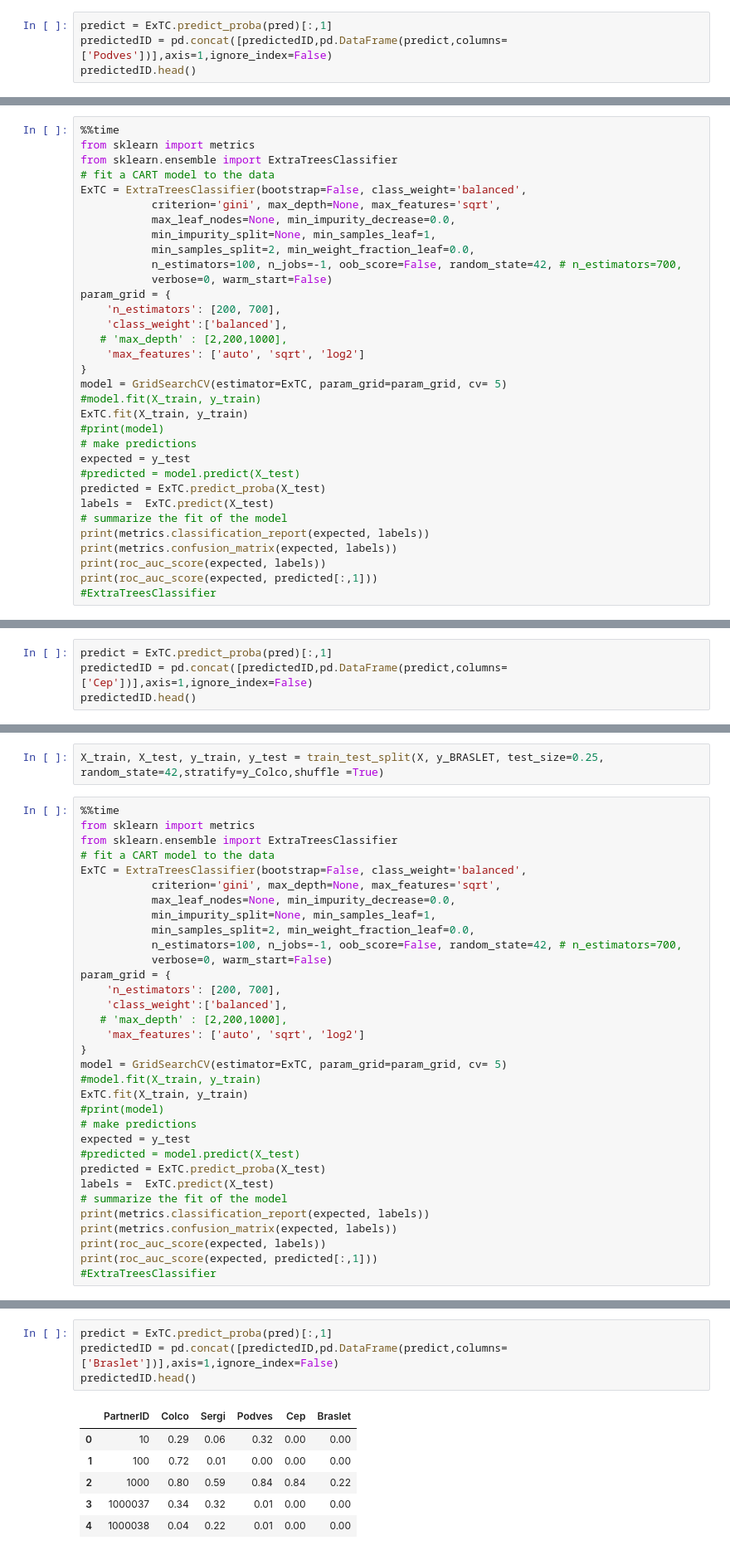
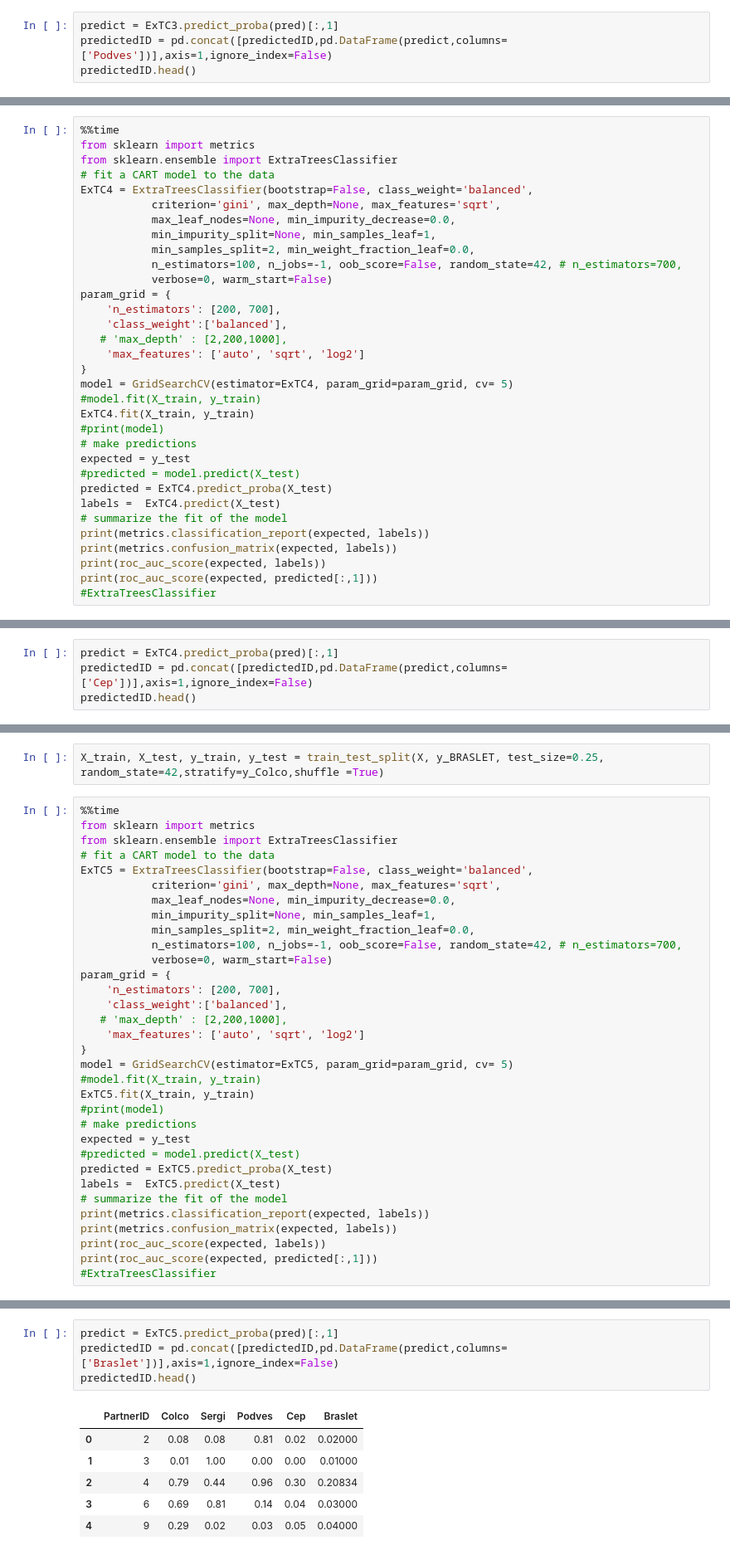
Before and after one commit to parusss/Gold, a Jupyter notebook: Retail/PredictWearType_finish.ipynb, the cells around one changed output, grey strips where cells are left out. Shown: that part at 83% size. Drawn from its saved outputs; the diff is of its cells as text.

```diff
--- a/Retail/PredictWearType_finish.ipynb
+++ b/Retail/PredictWearType_finish.ipynb
@@ -624,5 +640,5 @@ Wall time: 4min 24s
 # %%
-predict = ExTC.predict_proba(pred)[:,1]
+predict = ExTC3.predict_proba(pred)[:,1]
 predictedID = pd.concat([predictedID,pd.DataFrame(predict,columns=['Podves'])],axis=1,ignore_index=False)
 predictedID.head()
 # %% [output]
@@ -641,7 +657,7 @@ X_train, X_test, y_train, y_test = train_test_split(X, y_CEP, test_size=0.25, ra
 from sklearn import metrics
 from sklearn.ensemble import ExtraTreesClassifier
 # fit a CART model to the data
-ExTC = ExtraTreesClassifier(bootstrap=False, class_weight='balanced',
+ExTC4 = ExtraTreesClassifier(bootstrap=False, class_weight='balanced',
            criterion='gini', max_depth=None, max_features='sqrt',
            max_leaf_nodes=None, min_impurity_decrease=0.0,
            min_impurity_split=None, min_samples_leaf=1,
@@ -654,15 +670,15 @@ param_grid = {
    # 'max_depth' : [2,200,1000],
     'max_features': ['auto', 'sqrt', 'log2']
 }
-model = GridSearchCV(estimator=ExTC, param_grid=param_grid, cv= 5)
+model = GridSearchCV(estimator=ExTC4, param_grid=param_grid, cv= 5)
 #model.fit(X_train, y_train)
-ExTC.fit(X_train, y_train)
+ExTC4.fit(X_train, y_train)
 #print(model)
 # make predictions
 expected = y_test
 #predicted = model.predict(X_test)
-predicted = ExTC.predict_proba(X_test)
-labels =  ExTC.predict(X_test)
+predicted = ExTC4.predict_proba(X_test)
+labels =  ExTC4.predict(X_test)
 # summarize the fit of the model
 print(metrics.classification_report(expected, labels))
 print(metrics.confusion_matrix(expected, labels))
@@ -685,5 +701,5 @@ Wall time: 4min 26s
 # %%
-predict = ExTC.predict_proba(pred)[:,1]
+predict = ExTC4.predict_proba(pred)[:,1]
 predictedID = pd.concat([predictedID,pd.DataFrame(predict,columns=['Cep'])],axis=1,ignore_index=False)
 predictedID.head()
 # %% [output]
@@ -702,7 +718,7 @@ X_train, X_test, y_train, y_test = train_test_split(X, y_BRASLET, test_size=0.25
 from sklearn import metrics
 from sklearn.ensemble import ExtraTreesClassifier
 # fit a CART model to the data
-ExTC = ExtraTreesClassifier(bootstrap=False, class_weight='balanced',
+ExTC5 = ExtraTreesClassifier(bootstrap=False, class_weight='balanced',
            criterion='gini', max_depth=None, max_features='sqrt',
            max_leaf_nodes=None, min_impurity_decrease=0.0,
            min_impurity_split=None, min_samples_leaf=1,
@@ -715,15 +731,15 @@ param_grid = {
    # 'max_depth' : [2,200,1000],
     'max_features': ['auto', 'sqrt', 'log2']
 }
-model = GridSearchCV(estimator=ExTC, param_grid=param_grid, cv= 5)
+model = GridSearchCV(estimator=ExTC5, param_grid=param_grid, cv= 5)
 #model.fit(X_train, y_train)
-ExTC.fit(X_train, y_train)
+ExTC5.fit(X_train, y_train)
 #print(model)
 # make predictions
 expected = y_test
 #predicted = model.predict(X_test)
-predicted = ExTC.predict_proba(X_test)
-labels =  ExTC.predict(X_test)
+predicted = ExTC5.predict_proba(X_test)
+labels =  ExTC5.predict(X_test)
 # summarize the fit of the model
 print(metrics.classification_report(expected, labels))
 print(metrics.confusion_matrix(expected, labels))
@@ -746,12 +762,12 @@ Wall time: 3min 40s
 # %%
-predict = ExTC.predict_proba(pred)[:,1]
+predict = ExTC5.predict_proba(pred)[:,1]
 predictedID = pd.concat([predictedID,pd.DataFrame(predict,columns=['Braslet'])],axis=1,ignore_index=False)
 predictedID.head()
 # %% [output]
 |  | PartnerID | Colco | Sergi | Podves | Cep | Braslet |
-| 0 | 10 | 0.29 | 0.06 | 0.32 | 0.00 | 0.00 |
-| 1 | 100 | 0.72 | 0.01 | 0.00 | 0.00 | 0.00 |
-| 2 | 1000 | 0.80 | 0.59 | 0.84 | 0.84 | 0.22 |
-| 3 | 1000037 | 0.34 | 0.32 | 0.01 | 0.00 | 0.00 |
-| 4 | 1000038 | 0.04 | 0.22 | 0.01 | 0.00 | 0.00 |
+| 0 | 2 | 0.08 | 0.08 | 0.81 | 0.02 | 0.02000 |
+| 1 | 3 | 0.01 | 1.00 | 0.00 | 0.00 | 0.01000 |
+| 2 | 4 | 0.79 | 0.44 | 0.96 | 0.30 | 0.20834 |
+| 3 | 6 | 0.69 | 0.81 | 0.14 | 0.04 | 0.03000 |
+| 4 | 9 | 0.29 | 0.02 | 0.03 | 0.05 | 0.04000 |
 # %%
```
Also changed, not shown: parts of 39 cells of this notebook, 5 other files.
